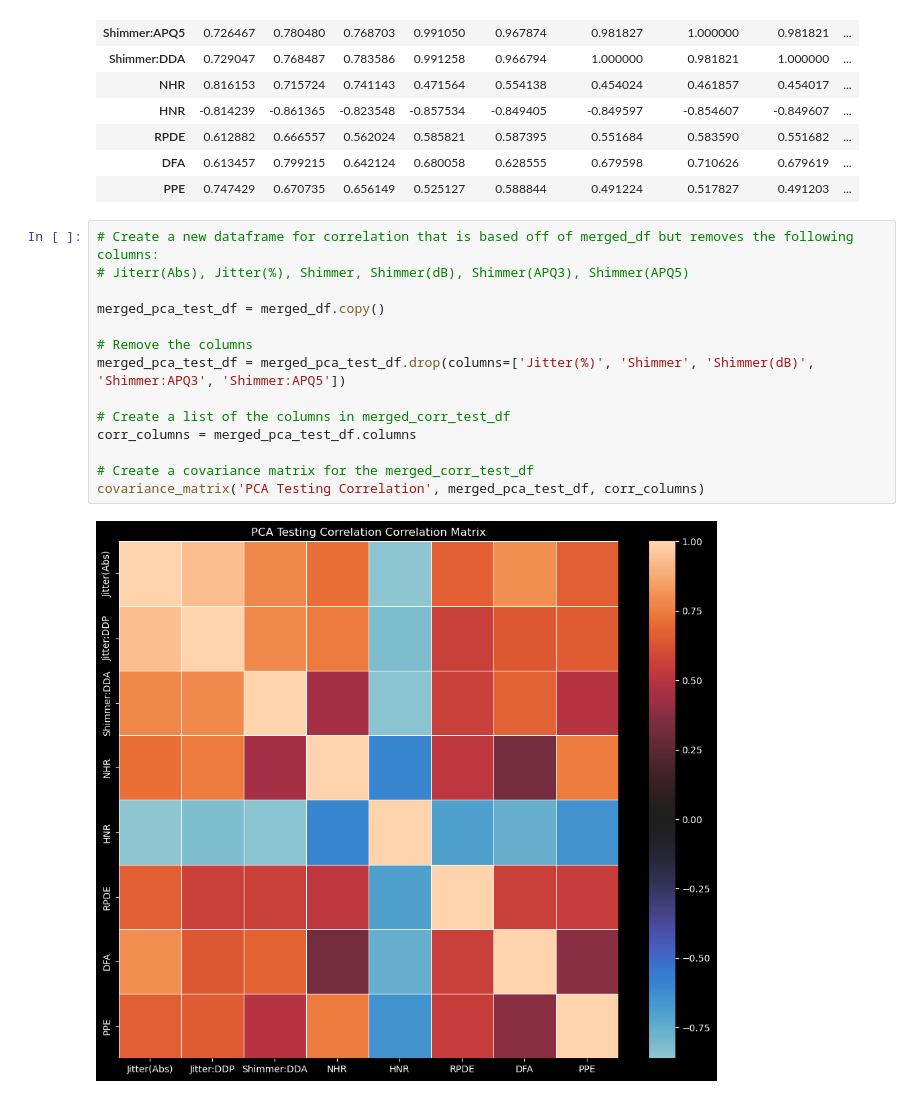
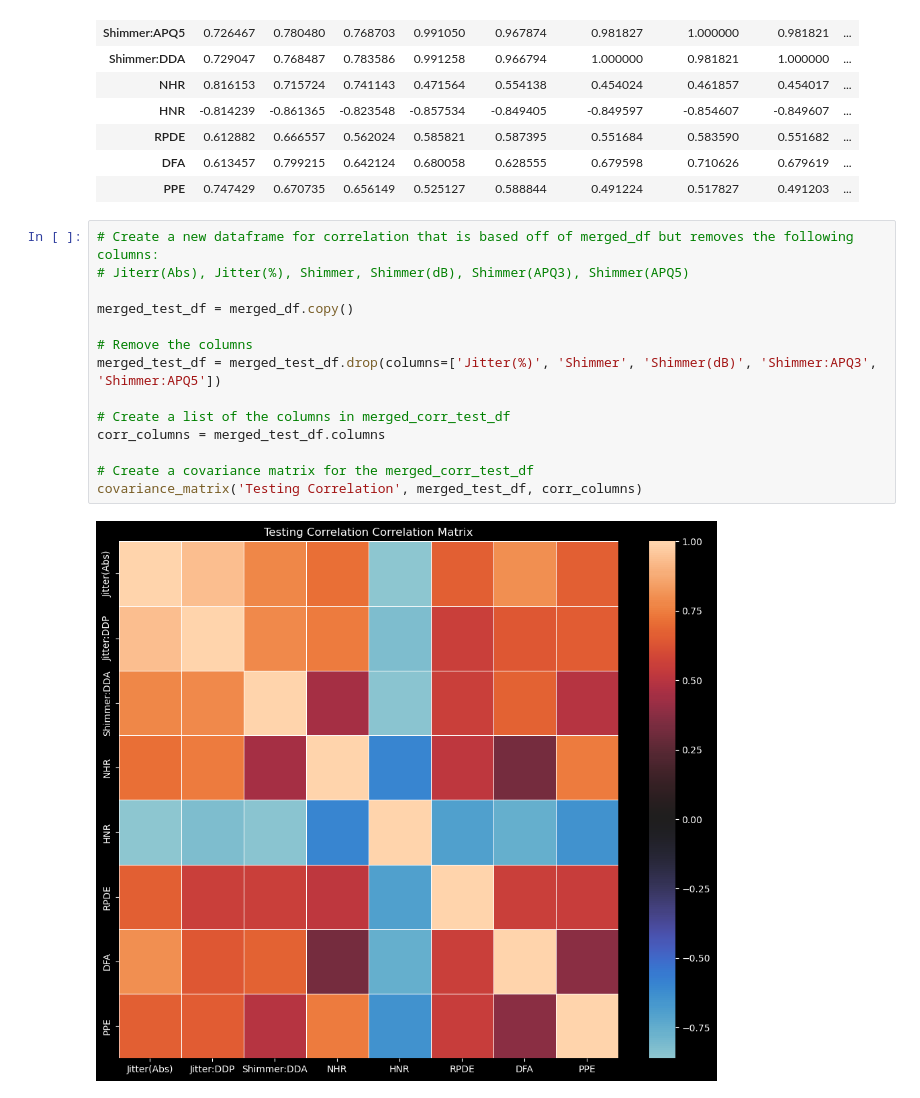
Before and after one commit to AnalyzeVisualize/Parkinson-s-Disease-Detection-w-ML, a Jupyter notebook: main.ipynb, the cells around one changed output. Drawn from its saved outputs; the diff is of its cells as text.

```diff
--- a/main.ipynb
+++ b/main.ipynb
@@ -361,16 +361,16 @@ merged_df.corr()
 # %%
 # Create a new dataframe for correlation that is based off of merged_df but removes the following columns:
 # Jiterr(Abs), Jitter(%), Shimmer, Shimmer(dB), Shimmer(APQ3), Shimmer(APQ5)
 
-merged_pca_test_df = merged_df.copy()
+merged_test_df = merged_df.copy()
 
 # Remove the columns
-merged_pca_test_df = merged_pca_test_df.drop(columns=['Jitter(%)', 'Shimmer', 'Shimmer(dB)', 'Shimmer:APQ3', 'Shimmer:APQ5'])
+merged_test_df = merged_test_df.drop(columns=['Jitter(%)', 'Shimmer', 'Shimmer(dB)', 'Shimmer:APQ3', 'Shimmer:APQ5'])
 
 # Create a list of the columns in merged_corr_test_df
-corr_columns = merged_pca_test_df.columns
+corr_columns = merged_test_df.columns
 
 # Create a covariance matrix for the merged_corr_test_df
-covariance_matrix('PCA Testing Correlation', merged_pca_test_df, corr_columns)
+covariance_matrix('Testing Correlation', merged_test_df, corr_columns)
 # %% [output]
-[figure, old version]
+[figure, new version]
```
